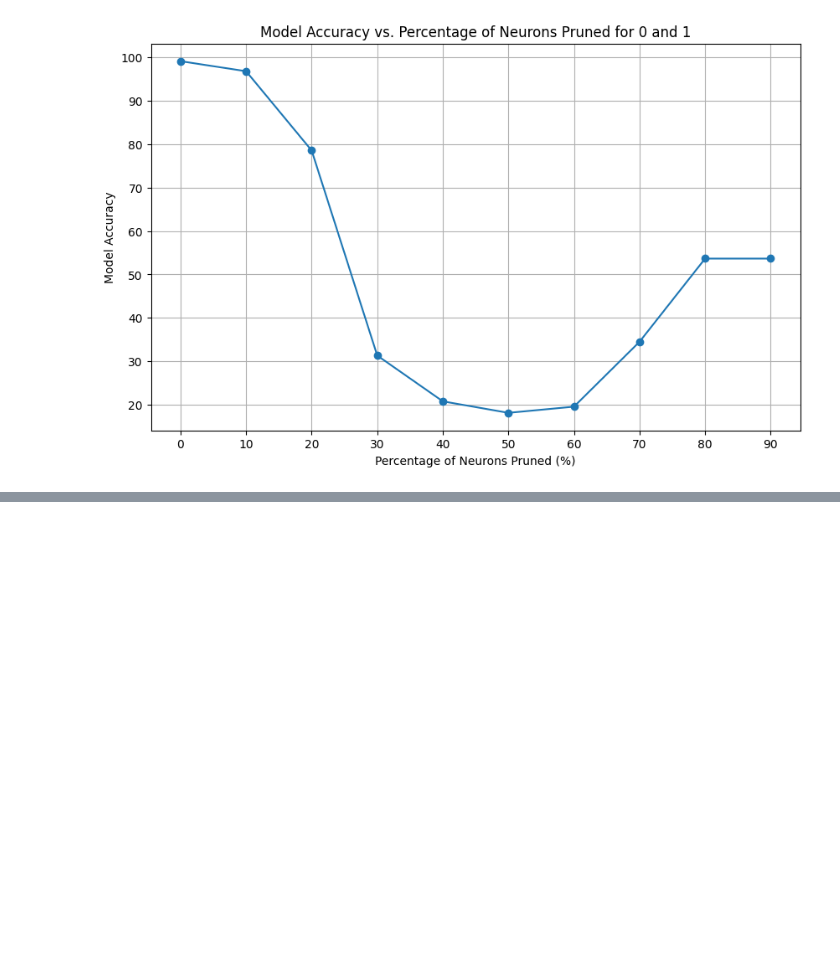
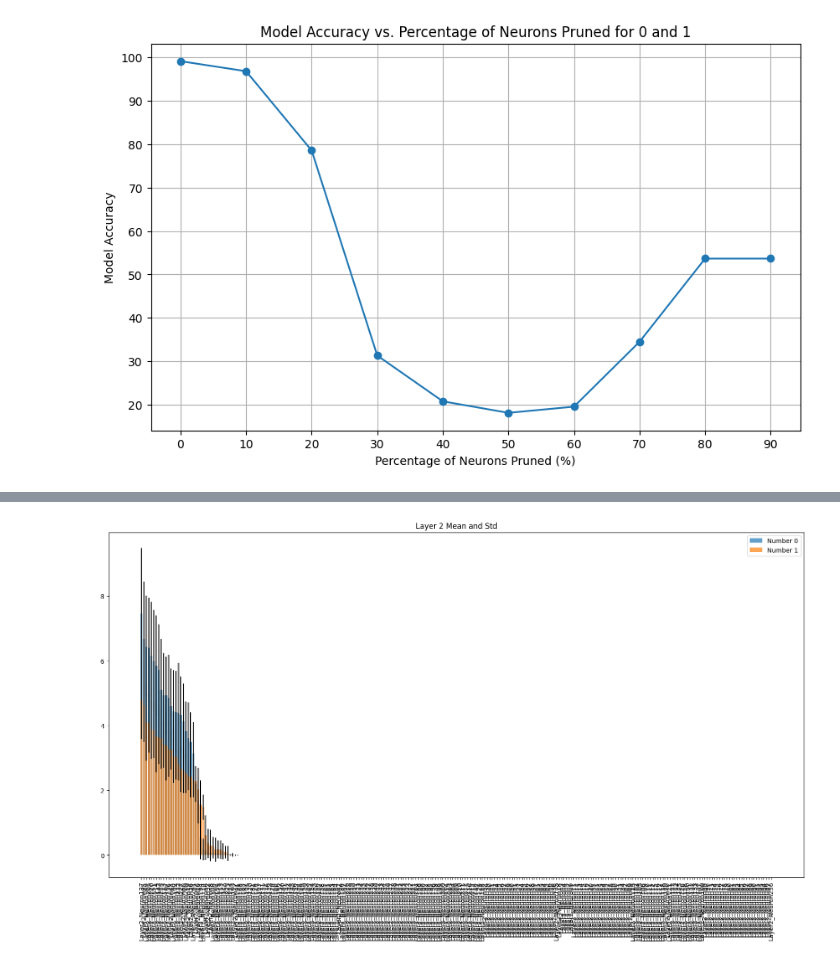
Before and after one commit to miguel-kjh/ExAI, a Jupyter notebook: mnist.ipynb, the cells around one changed output, grey strips where cells are left out. Drawn from its saved outputs; the diff is of its cells as text; code cells hidden in the pictures; blank space fills up the shorter version.

```diff
--- a/mnist.ipynb
+++ b/mnist.ipynb
@@ -834,0 +1124,4 @@ plt.show()
+# %%
+plot_mean_and_std_bar(df_layer2, 'Layer 2 Mean and Std', numbers=numbers)
+# %% [output]
+[figure, added]
```
Also changed, not shown: parts of 25 cells of this notebook.
